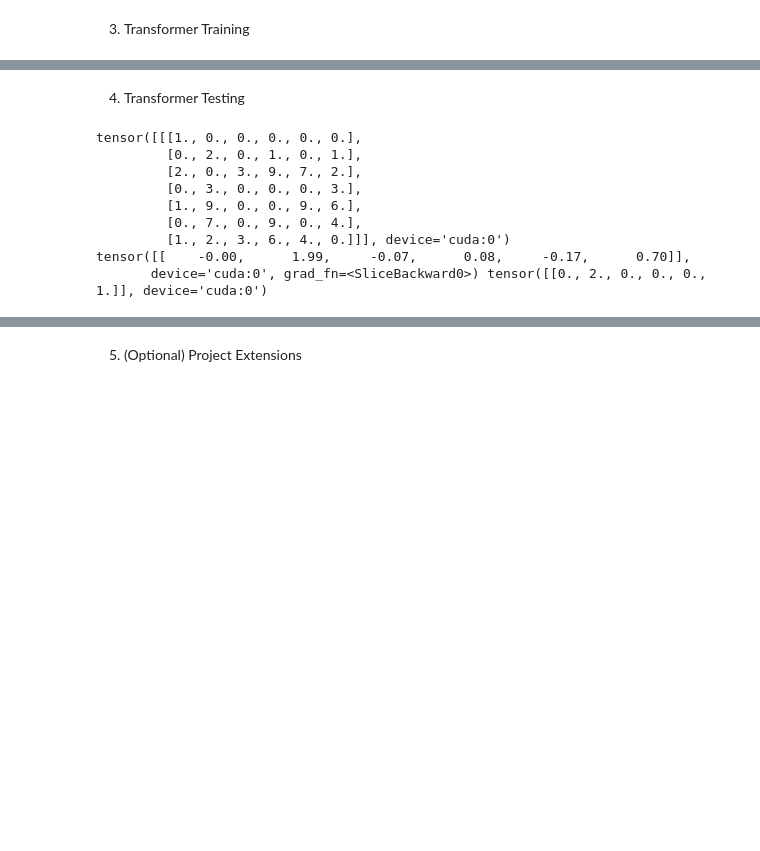
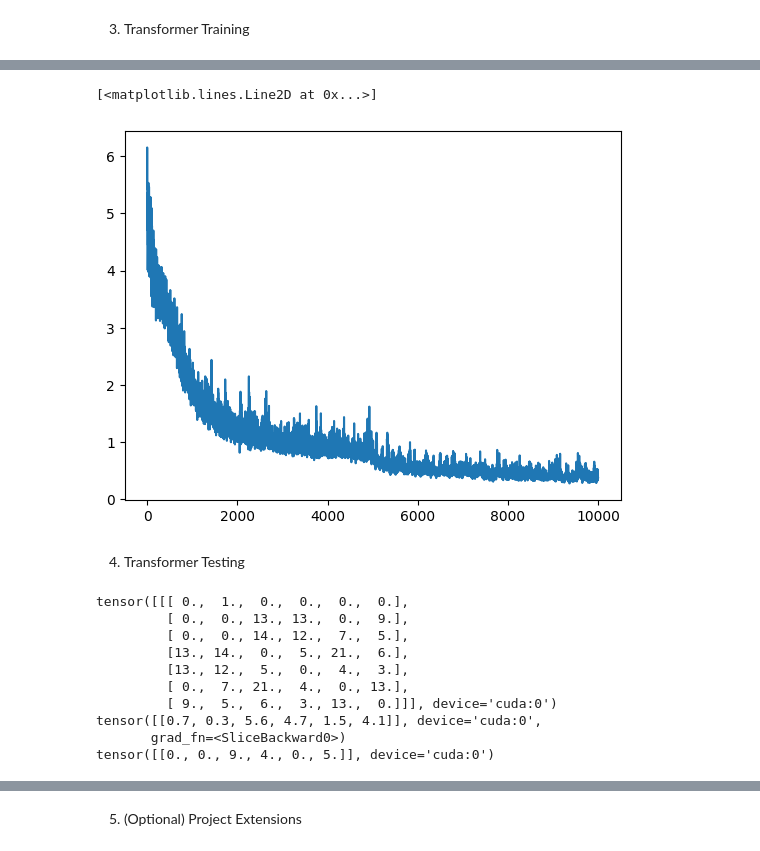
Before and after one commit to varun-bharadwaj/cs182-final-proj, a Jupyter notebook: CS182_FinalProject.ipynb, the cells around one changed output, grey strips where cells are left out. Drawn from its saved outputs; the diff is of its cells as text; code cells hidden in the pictures; blank space fills up the shorter version.

Commit message:
More work on training model

```diff
--- a/CS182_FinalProject.ipynb
+++ b/CS182_FinalProject.ipynb
@@ -24,14 +26,14 @@ SOURCE_NODE_INDEX = 0 # Can also make random
 
 def gaussian_edge_weight(edge_weight_mean = WEIGHT_MEAN,
                          edge_weight_stddev = WEIGHT_STD,
-                         no_edge_prob = 0,
+                         no_edge_prob = 0.0,
                          whole_num_only = True):
   """
   Generates a single edge weight that follows a normal distribution with the given parameters but negative weights are clipped to 0.
   There is a no_edge_prob that the weight will instead get set to np.inf (to simulate that edge not existing in the graph)
   """
   if random.random() < no_edge_prob:
-    return np.inf
+    return 100
   else:
     weight = max(0, np.random.normal(edge_weight_mean, edge_weight_stddev))
     if whole_num_only: return np.floor(weight)
@@ -39,14 +41,14 @@ def gaussian_edge_weight(edge_weight_mean = WEIGHT_MEAN,
 
 def uniform_edge_weight(edge_weight_min = 0.0,
                         edge_weight_max = 10.0,
-                        np_edge_prob = 0,
+                        no_edge_prob = 0.0,
                         whole_num_only = True):
   """
   Generates a single edge weight that follows a uniform distribution with the given parameters.
-  There is a np_edge_prob that the weight will instead get set to np.inf (to simulate that edge not existing in the graph)
+  There is a no_edge_prob that the weight will instead get set to np.inf (to simulate that edge not existing in the graph)
   """
-  if random.random() < np_edge_prob:
-    return np.inf
+  if random.random() < no_edge_prob:
+    return 10_000
   else:
     weight = np.random.uniform(edge_weight_min, edge_weight_max)
     if whole_num_only: return np.floor(weight)
@@ -212,6 +288,7 @@ class PositionalEncoding(nn.Module):
 # %% [markdown]
 3. Transformer Training
 # %%
+
 # 3. Training Time Transformer
 # Input: ___ number of randomly generated examples from the training data generation and the transformer model
 # Output: None
@@ -225,7 +302,7 @@ model_dim = 10
 num_heads = 4
 num_layers = 4
 
-num_batches = 5_000
+num_batches = 10_000
 
 model = TransformerModel(input_dim, model_dim, num_heads, num_layers, output_dim)
 
@@ -233,12 +310,15 @@ device = torch.device("cuda" if torch.cuda.is_available() else "cpu")
 model.to(device)
 
 optimizer = torch.optim.Adam(model.parameters(), lr=1e-3)
-loss_fn = nn.MSELoss()
-
+loss_fn = nn.SmoothL1Loss(beta=0.1)
+percentage_non_interesting = 0.5
 losses = [] # loss per batch
 model.train()
 for i in tqdm(range(num_batches)):
-  x_batch, y_batch = generate_batch(batch_size, source_index = 0, num_vertices=num_vertices, edge_weight_generator=uniform_edge_weight)
+  if i > num_batches * percentage_non_interesting:
+    x_batch, y_batch = generate_interesting_batch(batch_size, source_index=random.randint(0, num_vertices - 1) , num_vertices=num_vertices, edge_weight_generator=gaussian_edge_weight)
+  else:
+    x_batch, y_batch = generate_batch(batch_size, source_index=random.randint(0, num_vertices - 1), num_vertices=num_vertices, edge_weight_generator=gaussian_edge_weight)
   x_batch = torch.tensor(x_batch, dtype=torch.float32).to(device)
   y_batch = torch.tensor(y_batch, dtype=torch.float32).to(device)
 
@@ -252,4 +332,11 @@ for i in tqdm(range(num_batches)):
   losses.append(loss.item())
   if i % 1000 == 0:
     print(f"Batch {i+1}, Loss: {loss.item()}")
+
+    torch.save({
+        'epoch': i // 1000,
+        'model_state_dict': model.state_dict(),
+        'optimizer_state_dict': optimizer.state_dict(),
+        'loss': loss,
+    }, f'iter_{i}.pth')
 # %% [output]
@@ -261,30 +353,35 @@ Batch 4001, Loss: 0.05264831334352493
+# %%
+plt.plot(range(len(losses)), losses)
+# %% [output]
+[<matplotlib.lines.Line2D at 0x...>]
+[figure, added]
 # %% [markdown]
 4. Transformer Testing
 # %%
 # 4. Test Time Transformer
 # Input: Newly generated random examples, can experiment with different number of vertices to check ICL capability
 # Output: Accuracy measurements (figure out what these should be)
+
 model.eval()
-x_batch, y_batch = generate_batch(1, source_index = 0, num_vertices=num_vertices, edge_weight_generator=uniform_edge_weight)
+x_batch, y_batch = generate_batch(1, source_index = random.randint(0, num_vertices-1), num_vertices=num_vertices, edge_weight_generator=gaussian_edge_weight)
 
 x_batch = torch.tensor(x_batch, dtype=torch.float32).to(device)
 y_batch = torch.tensor(y_batch, dtype=torch.float32).to(device)
-
-torch.set_printoptions(precision=2, sci_mode=False)
-
 print(x_batch)
-
+torch.set_printoptions(sci_mode=False, precision=1)
 output = model(x_batch)
 pred_distances = output[:, -1, :]
 
-print(pred_distances, y_batch)
+print(pred_distances)
+print(y_batch)
 # %% [output]
-tensor([[[1., 0., 0., 0., 0., 0.],
-         [0., 2., 0., 1., 0., 1.],
-         [2., 0., 3., 9., 7., 2.],
-         [0., 3., 0., 0., 0., 3.],
-         [1., 9., 0., 0., 9., 6.],
-         [0., 7., 0., 9., 0., 4.],
-         [1., 2., 3., 6., 4., 0.]]], device='cuda:0')
-tensor([[    -0.00,      1.99,     -0.07,      0.08,     -0.17,      0.70]],
-       device='cuda:0', grad_fn=<SliceBackward0>) tensor([[0., 2., 0., 0., 0., 1.]], device='cuda:0')
+tensor([[[ 0.,  1.,  0.,  0.,  0.,  0.],
+         [ 0.,  0., 13., 13.,  0.,  9.],
+         [ 0.,  0., 14., 12.,  7.,  5.],
+         [13., 14.,  0.,  5., 21.,  6.],
+         [13., 12.,  5.,  0.,  4.,  3.],
+         [ 0.,  7., 21.,  4.,  0., 13.],
+         [ 9.,  5.,  6.,  3., 13.,  0.]]], device='cuda:0')
+tensor([[0.7, 0.3, 5.6, 4.7, 1.5, 4.1]], device='cuda:0',
+       grad_fn=<SliceBackward0>)
+tensor([[0., 0., 9., 4., 0., 5.]], device='cuda:0')
```
Also changed, not shown: parts of 7 cells of this notebook.
